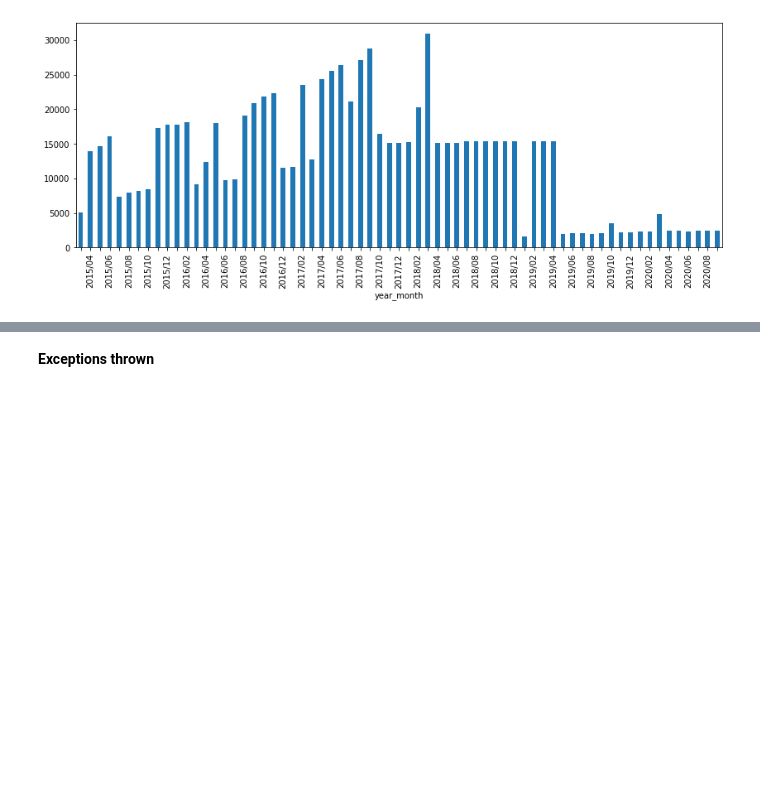
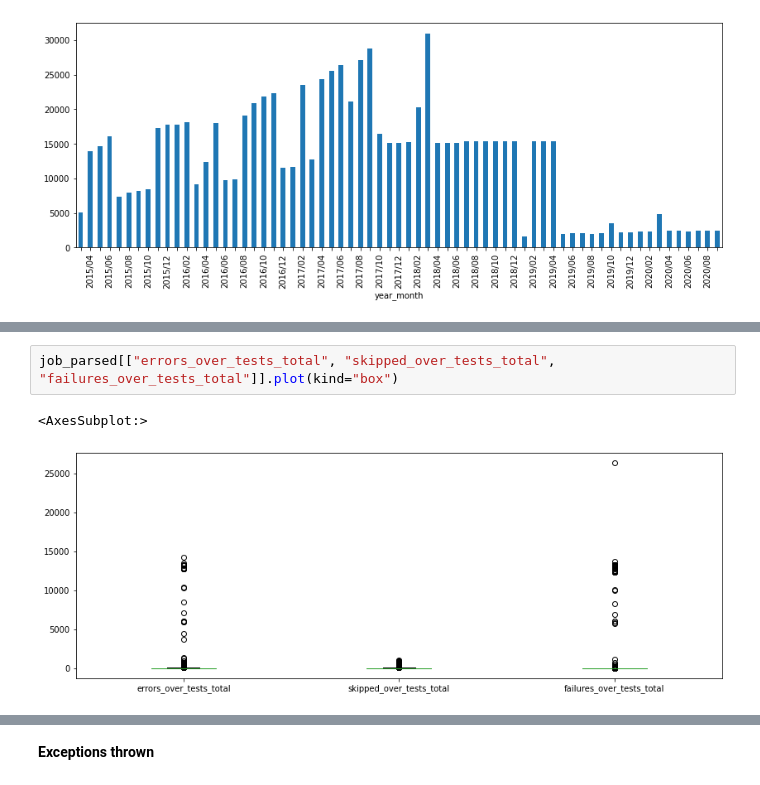
Before and after one commit to IncioMan/Continuous-Integration-metrics-for-post-release-bugs-prediction, a Jupyter notebook: notebooks/analysis/Log_parsed_metrics.ipynb, the cells around one changed output, grey strips where cells are left out. Saved outputs shown, nothing was run; the diff lists cells and outputs as text; blank space fills up the shorter version.

```diff
--- a/notebooks/analysis/Log_parsed_metrics.ipynb
+++ b/notebooks/analysis/Log_parsed_metrics.ipynb
@@ -281,0 +378,5 @@ for label in ax.xaxis.get_ticklabels()[::2]:
+# %%
+job_parsed[["errors_over_tests_total", "skipped_over_tests_total", "failures_over_tests_total"]].plot(kind="box")
+# %% [output]
+<AxesSubplot:>
+[figure, added]
```
Also changed, not shown: parts of 33 cells of this notebook, 3 other files.
